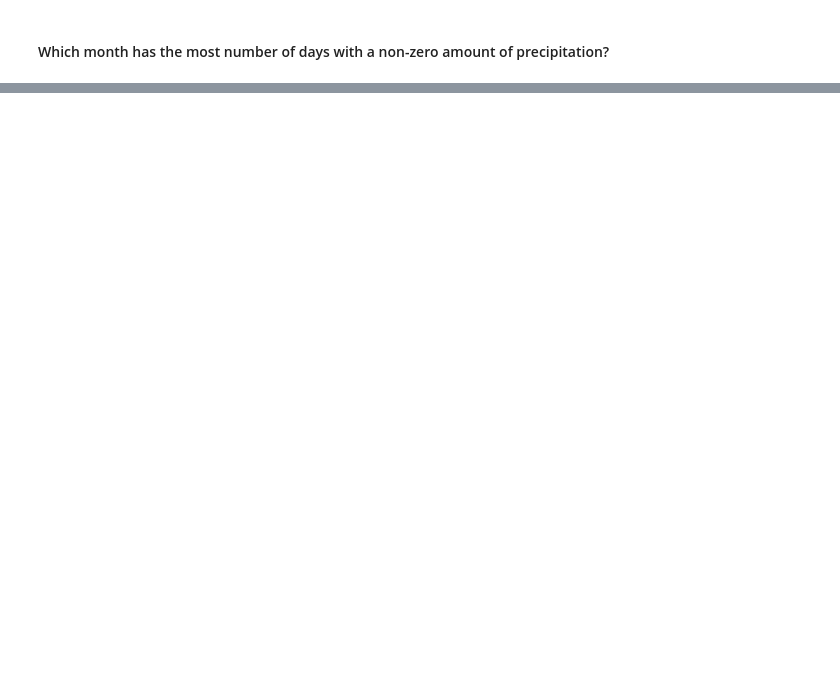
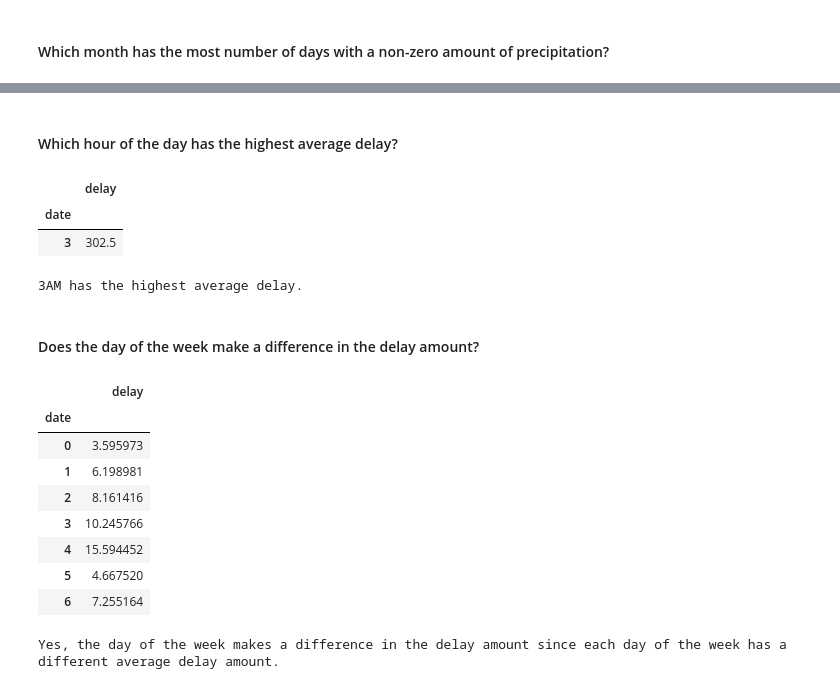
Before and after one commit to SamuelD-Data/time-series-exercises, a Jupyter notebook: working_with_time_series_data.ipynb, the cells around one changed output, grey strips where cells are left out. Cells and saved outputs as stored; diff of their text form; code cells hidden in the pictures; blank space fills up the shorter version.

```diff
--- a/working_with_time_series_data.ipynb
+++ b/working_with_time_series_data.ipynb
@@ -255,0 +253,46 @@ non_0_prec.head()
+# %% [markdown]
+#### Which hour of the day has the highest average delay?
+# %%
+fdf_delay = fdf.copy()
+
+fdf_delay = pd.DataFrame(fdf_delay[['date', 'delay']])
+
+fdf_delay.date = fdf_delay.date.dt.hour
+
+fdf_hour_delay = fdf_delay.groupby(['date']).mean()
+
+fdf_hour_delay[fdf_hour_delay.delay == fdf_hour_delay.delay.max()]
+# %% [output]
+|  | delay |
+| date |  |
+| 3 | 302.5 |
+# %%
+print('3AM has the highest average delay.')
+# %% [output]
+3AM has the highest average delay.
+# %% [markdown]
+#### Does the day of the week make a difference in the delay amount?
+# %%
+fdf_delay = fdf.copy()
+
+fdf_delay = pd.DataFrame(fdf_delay[['date', 'delay']])
+
+fdf_delay.date = fdf_delay.date.dt.weekday
+
+fdf_weekday_delay = fdf_delay.groupby(['date']).mean()
+
+fdf_weekday_delay
+# %% [output]
+|  | delay |
+| date |  |
+| 0 | 3.595973 |
+| 1 | 6.198981 |
+| 2 | 8.161416 |
+| 3 | 10.245766 |
+| 4 | 15.594452 |
+| 5 | 4.667520 |
+| 6 | 7.255164 |
+# %%
+print('Yes, the day of the week makes a difference in the delay amount since each day of the week has a different average delay amount.')
+# %% [output]
+Yes, the day of the week makes a difference in the delay amount since each day of the week has a different average delay amount.
```
Also changed, not shown: parts of 12 cells of this notebook.
